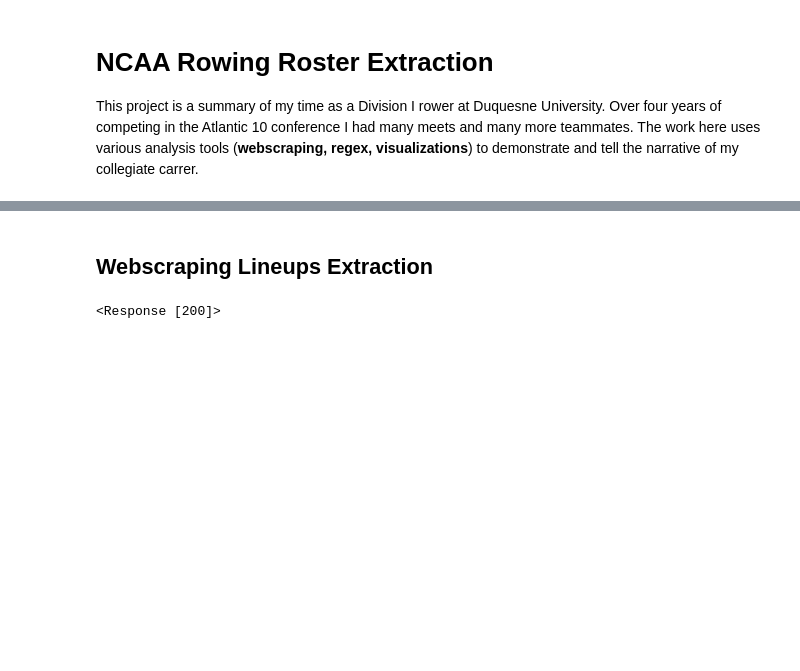
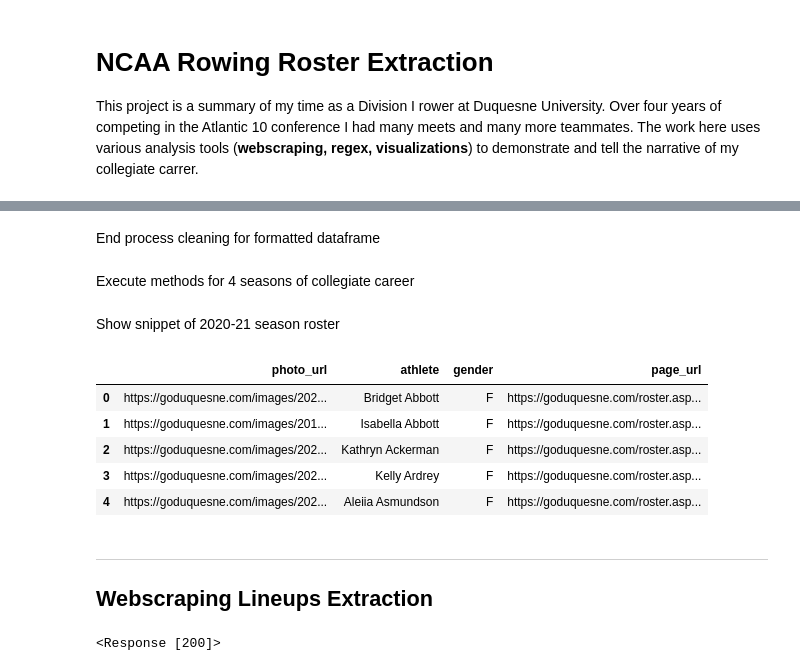
Before and after one commit to hvalenty/ncaa_rowing, a Jupyter notebook: ncaa_rowing/duq_wrow.ipynb, the cells around one changed output, grey strips where cells are left out. Saved outputs shown, nothing was run; the diff lists cells and outputs as text; code cells hidden in the pictures; blank space fills up the shorter version.

Commit message:
Methodize and format duq roster extraction

```diff
--- a/ncaa_rowing/duq_wrow.ipynb
+++ b/ncaa_rowing/duq_wrow.ipynb
@@ -184,6 +60,65 @@ duq_roster2122
+# %%
+def dataframe_format(rep):
+    """alter list data to more workable format as dataframe
+    Args:
+        rep: cleaned data in list format
+
+    Returns:
+        duq_roster: pandas dataframe of cleaned data
+    """
+    # fully split text into list of lists for rower entries
+    hold = [rep[i].split(',') for i in range(len(rep))]
+    # format into pandas dataframre and selection columns of interest
+    duq_roster = pd.DataFrame(hold)[[0,3,4,5]]
+    # rename columns
+    replace_map = {0:'photo_url',
+              3:'athlete',
+              4:'gender',
+              5:'page_url'}
+
+    duq_roster = duq_roster.rename(replace_map, axis = 1)
+    # drop nulls from dataframe
+    duq_roster = duq_roster.drop(duq_roster[duq_roster.photo_url == 'null'].index).reset_index(drop=True)
+
+    return duq_roster
+# %% [markdown]
+End process cleaning for formatted dataframe
+# %%
+def final_clean(duq_roster):
+    """combination of string regex for final cleaning"""
+    duq_roster['photo_url'] = [duq_roster.photo_url[i].replace('url":"', '') for i in range(len(duq_roster))]
+    duq_roster.athlete = [duq_roster.athlete[i].replace('"name":"', '').strip('"') for i in range(len(duq_roster))]
+    duq_roster.gender = [duq_roster.gender[i].replace('"gender":"', '').strip('"') for i in range(len(duq_roster))]
+    duq_roster.page_url = [duq_roster.page_url[i].replace('"url":"', '') for i in range(len(duq_roster))]
+
+    return duq_roster
+# %% [markdown]
+Execute methods for 4 seasons of collegiate career
+# %%
+seasons = ['2020-21','2021-22','2022-23','2023-24']
+season_df = {}
+# iterate through all 4 seasons to generate data tables
+for season in seasons:
+    r = request_access(season)
+    rep = initial_clean(req=r)
+    duq_roster = dataframe_format(rep=rep)
+    season_df["season-{0}".format(season)] = final_clean(duq_roster=duq_roster)
+# %% [markdown]
+Show snippet of 2020-21 season roster
+# %%
+season_df['season-2020-21'].head()
+# %% [output]
+|  | photo_url | athlete | gender | page_url |
+| 0 | https://goduquesne.com/images/202... | Bridget Abbott | F | https://goduquesne.com/roster.asp... |
+| 1 | https://goduquesne.com/images/201... | Isabella Abbott | F | https://goduquesne.com/roster.asp... |
+| 2 | https://goduquesne.com/images/202... | Kathryn Ackerman | F | https://goduquesne.com/roster.asp... |
+| 3 | https://goduquesne.com/images/202... | Kelly Ardrey | F | https://goduquesne.com/roster.asp... |
+| 4 | https://goduquesne.com/images/202... | Aleiia Asmundson | F | https://goduquesne.com/roster.asp... |
 # %%
 # export rosters to csv and/or SQL
 # %% [markdown]
+-----------
+
 ## Webscraping Lineups Extraction
 # %%
 # straight to the article link of interest
```
Also changed, not shown: parts of 44 cells of this notebook.
